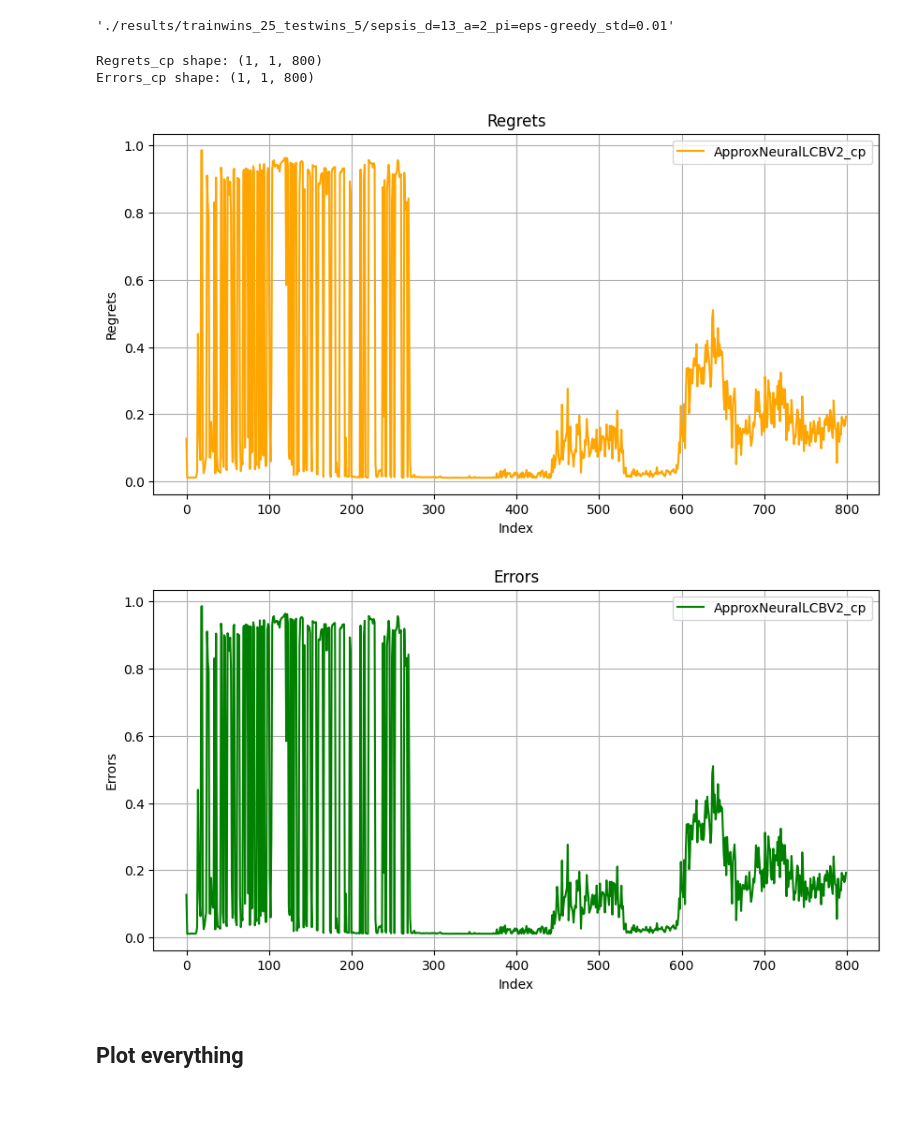
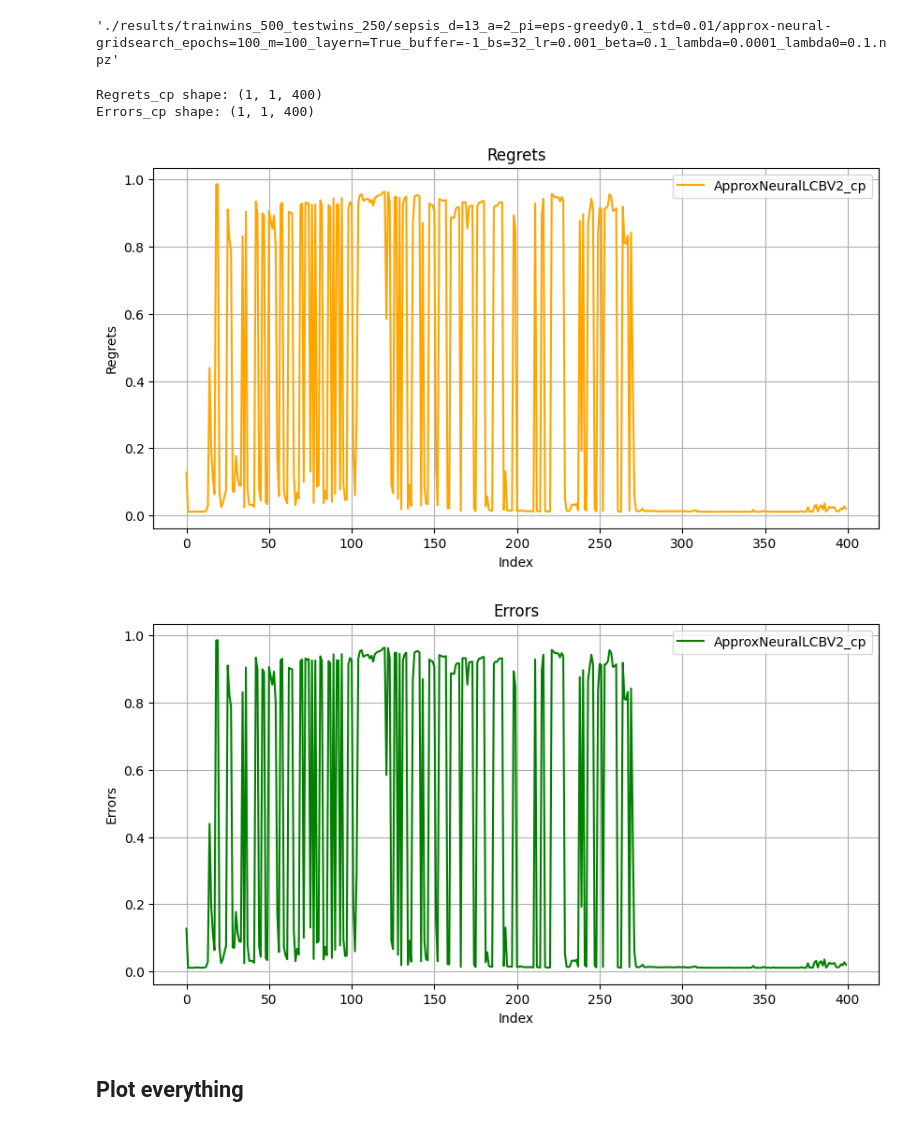
Before and after one commit to Annie983284450-1/NeuralLCB_C, a Jupyter notebook: plot_realworld.ipynb, the cells around one changed output. Drawn from its saved outputs; the diff is of its cells as text; code cells hidden in the pictures.

```diff
--- a/plot_realworld.ipynb
+++ b/plot_realworld.ipynb
@@ -81,35 +81,39 @@ buffer_s = -1
 batch_size = 32
 lr = 1e-3
 beta = 0.1
-lambd = 0.1
-lambd0 = 1e-4
+lambd0 = 0.1
+lambd = 1e-4
 algo_group = 'approx-neural_cp'
-num_train_sepsis_pat_win = 25
-num_test_pat_septic_win = 5
+num_train_sepsis_pat_win = 500
+num_test_pat_septic_win = 250
 num_actions=2
 context_dim = 13
 data_type = 'sepsis'
-policy_prefix = 'eps-greedy'
+eps= 0.1
+policy_prefix = f'eps-greedy{eps}'
 noise_std = 0.01
 data_prefix = '{}_d={}_a={}_pi={}_std={}'.format(data_type, context_dim, num_actions, policy_prefix, noise_std)
-sepsis_path_cp = os.path.join(f'./results/trainwins_{num_train_sepsis_pat_win}_testwins_{num_test_pat_septic_win}', data_prefix)
+res_dir = os.path.join(f'./results/trainwins_{num_train_sepsis_pat_win}_testwins_{num_test_pat_septic_win}', data_prefix)
 if algo_group == 'approx-neural_cp':
-    algo_prefix = f'approx-neural-gridsearch_epochs={num_steps}_m={min(layer_sizes)}_layern={layer_n}_buffer={buffer_s}_bs={batch_size}_lr={lr}_beta={beta}_lambda={lambd}_lambda0={lambd0}'
-    # sepsis_path_cp =   os.path.join(res_dir, algo_prefix) + '.npz'
+    algo_prefix = f'approx-neural-gridsearch_epochs={num_steps}_m={min(layer_sizes)}_layern={layer_n}_buffer={buffer_s}_bs={batch_size}_lr={lr}_beta={beta}_lambda={lambd}_lambda0={lambd0}.npz'
+    sepsis_path_cp =   os.path.join(res_dir, algo_prefix)
 
 sepsis_path_cp
 # %% [output]
-'./results/trainwins_25_testwins_5/sepsis_d=13_a=2_pi=eps-greedy_std=0.01'
+'./results/trainwins_500_testwins_250/sepsis_d=13_a=2_pi=eps-greedy0.1_std=0.01/approx-neural-gridsearch_epochs=100_m=100_layern=True_buffer=-1_bs=32_lr=0.001_beta=0.1_lambda=0.0001_lambda0=0.1.npz'
 # %%
 # def plot_sepsis_bmode():
 # sepsis_path = './results/trainwins_50_testwins_5/sepsis_d=13_a=2_pi=eps-greedy0.1_std=0.01'
-sepsis_path_cp = './results/trainwins_500_testwins_250/sepsis_d=13_a=2_pi=eps-greedy0.1_std=0.01'
+# sepsis_path_cp = './results/trainwins_500_testwins_250/sepsis_d=13_a=2_pi=eps-greedy0.1_std=0.01'
 
-approx_neural_path_cp = 'approx-neural-gridsearch_epochs=100_m=100_layern=True_buffer=-1_bs=32_lr=0.001_beta=0.1_lambda=0.0001_lambda0=0.1.npz'
-data_cp= np.load(os.path.join(sepsis_path_cp,approx_neural_path_cp))
+# approx_neural_path_cp = 'approx-neural-gridsearch_epochs=100_m=100_layern=True_buffer=-1_bs=32_lr=0.001_beta=0.1_lambda=0.0001_lambda0=0.1.npz'
+# data_cp= np.load(os.path.join(sepsis_path_cp,approx_neural_path_cp))
 
-regrets_cp = data_cp['regrets']
-errs_cp = data_cp['errs']
+data_cp= np.load( sepsis_path_cp)
+
+
+regrets_cp = data_cp['regrets'][:,:, 0:400]
+errs_cp = data_cp['errs'][:,:, 0:400]
 
 
 # sepsis_path = './results/trainwins50testwins5/sepsis_d=13_a=2_pi=eps-greedy0.1_std=0.01'
@@ -155,37 +159,37 @@ errs_cp_flat = errs_cp.flatten()
 # plt.plot(errs_flat, label='Errors', color='red')
 # plt.title('Flattened Errors')
 # plt.xlabel('Index')
 # plt.ylabel('Errors')
 # plt.legend()
 # plt.grid(True)
 # plt.show()
 
     # Plot Regrets
 plt.figure(figsize=(10, 5))
 # plt.plot(regrets_flat, label='ApproxNeuralLCBV2', color='blue')
 plt.plot(regrets_cp_flat, label='ApproxNeuralLCBV2_cp', color='orange')
 plt.title('Regrets')
 plt.xlabel('Index')
 plt.ylabel('Regrets')
 plt.legend()
 plt.grid(True)
 plt.show()
 
     # Plot Errors
 plt.figure(figsize=(10, 5))
 # plt.plot(errs_flat, label='ApproxNeuralLCBV2', color='red')
 plt.plot(errs_cp_flat, label='ApproxNeuralLCBV2_cp', color='green')
 plt.title('Errors')
 plt.xlabel('Index')
 plt.ylabel('Errors')
 plt.legend()
 plt.grid(True)
 plt.show()
 # %% [output]
-Regrets_cp shape: (1, 1, 800)
-Errors_cp shape: (1, 1, 800)
+Regrets_cp shape: (1, 1, 400)
+Errors_cp shape: (1, 1, 400)
-[figure, old version]
+[figure, new version]
-[figure, old version]
+[figure, new version]
 # %%
 def plot_realworld_experiment(name, trainconfig, beta, rbf_sigma, lr=0.001, figshow=False, legendloc=None, save=True, tick_spacing=200, test_freq=10, policy='eps-greedy'):
     res_dir = os.path.join('results', name)
```
Also changed, not shown: 3 other files.
